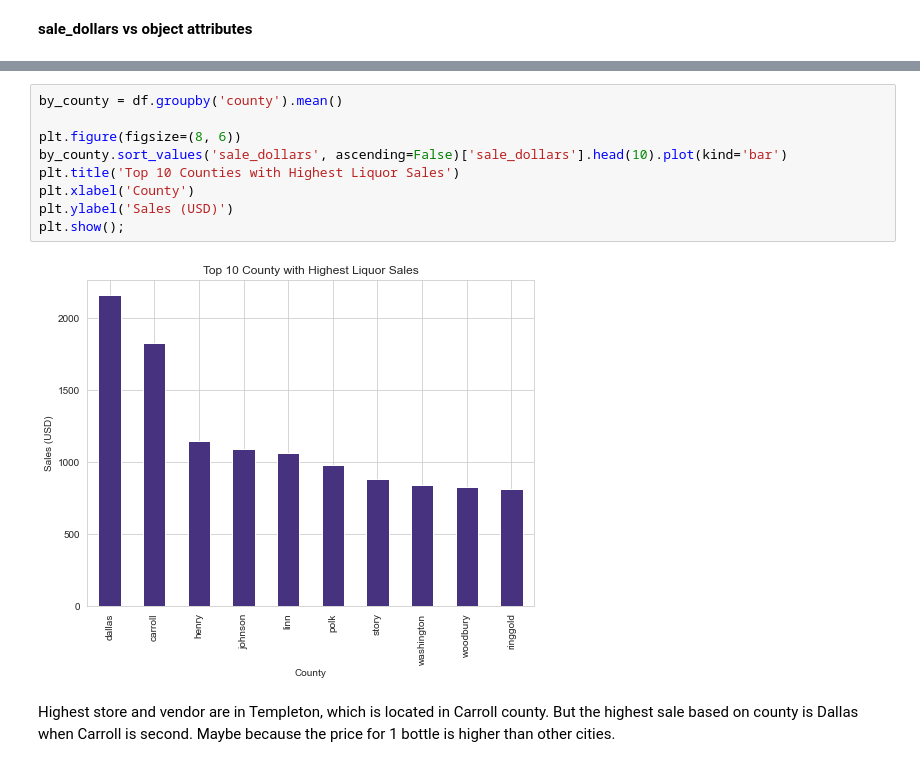
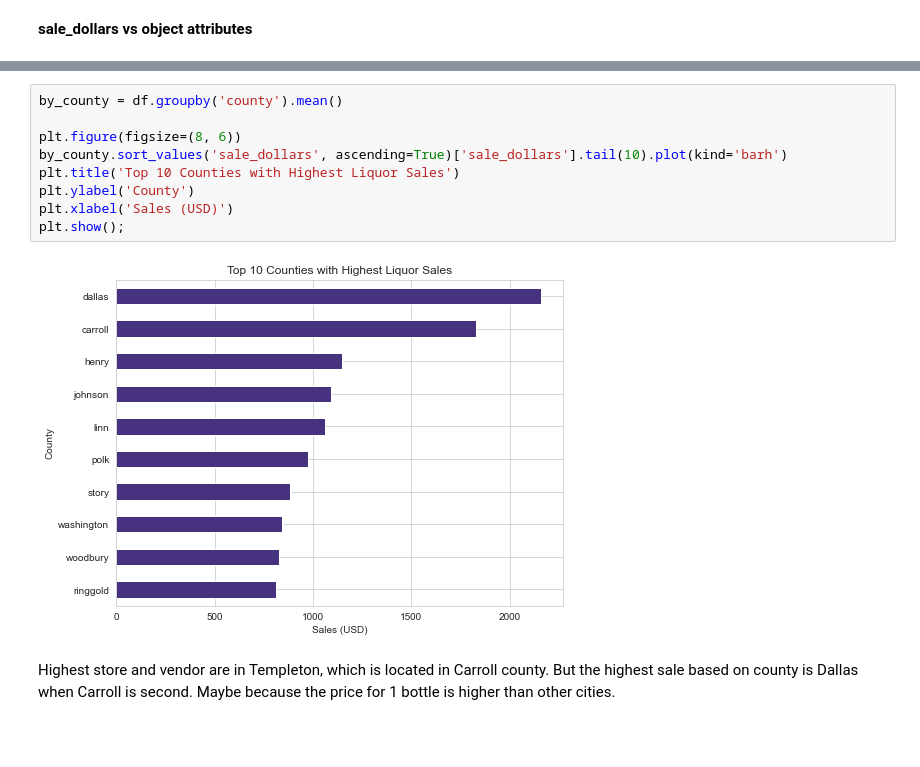
Before and after one commit to jafar-shodiq/mlearning-proj, a Jupyter notebook: project/exploring-iowa-liquor-sales/sales.ipynb, the cells around one changed output, grey strips where cells are left out. Drawn from its saved outputs; the diff is of its cells as text; blank space fills up the shorter version.

```diff
--- a/project/exploring-iowa-liquor-sales/sales.ipynb
+++ b/project/exploring-iowa-liquor-sales/sales.ipynb
@@ -2002,14 +1984,14 @@ plt.show();
 # %%
 by_county = df.groupby('county').mean()
 
 plt.figure(figsize=(8, 6))
-by_county.sort_values('sale_dollars', ascending=False)['sale_dollars'].head(10).plot(kind='bar')
+by_county.sort_values('sale_dollars', ascending=True)['sale_dollars'].tail(10).plot(kind='barh')
 plt.title('Top 10 Counties with Highest Liquor Sales')
-plt.xlabel('County')
-plt.ylabel('Sales (USD)')
+plt.ylabel('County')
+plt.xlabel('Sales (USD)')
 plt.show();
 # %% [output]
-[figure, old version]
+[figure, new version]
 # %% [markdown]
 Highest store and vendor are in Templeton, which is located in Carroll county. But the highest sale based on county is Dallas when Carroll is second. Maybe because the price for 1 bottle is higher than other cities.
 # %%
```
Also changed, not shown: parts of 58 cells of this notebook.
